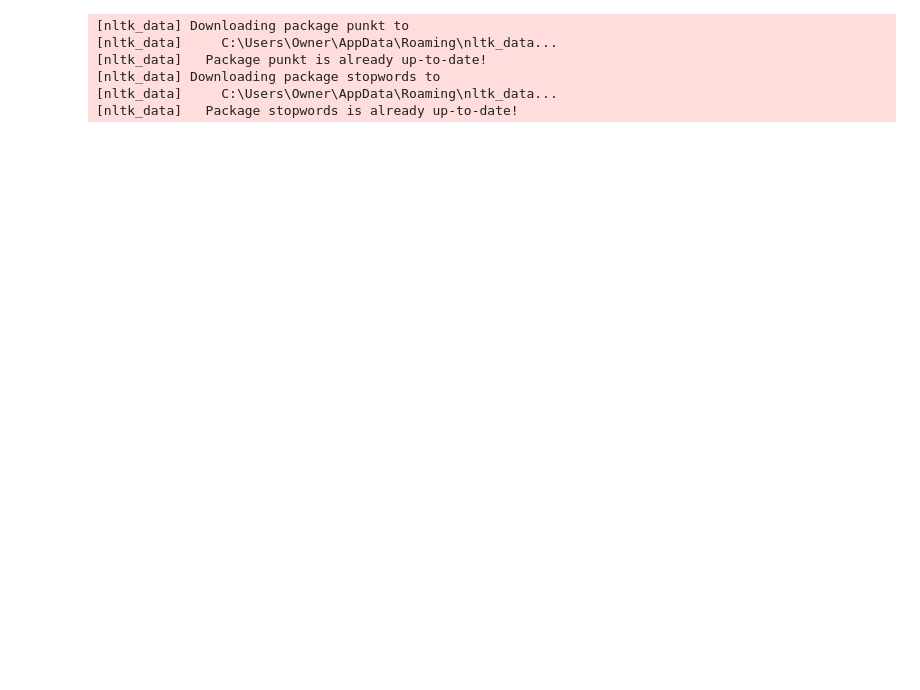
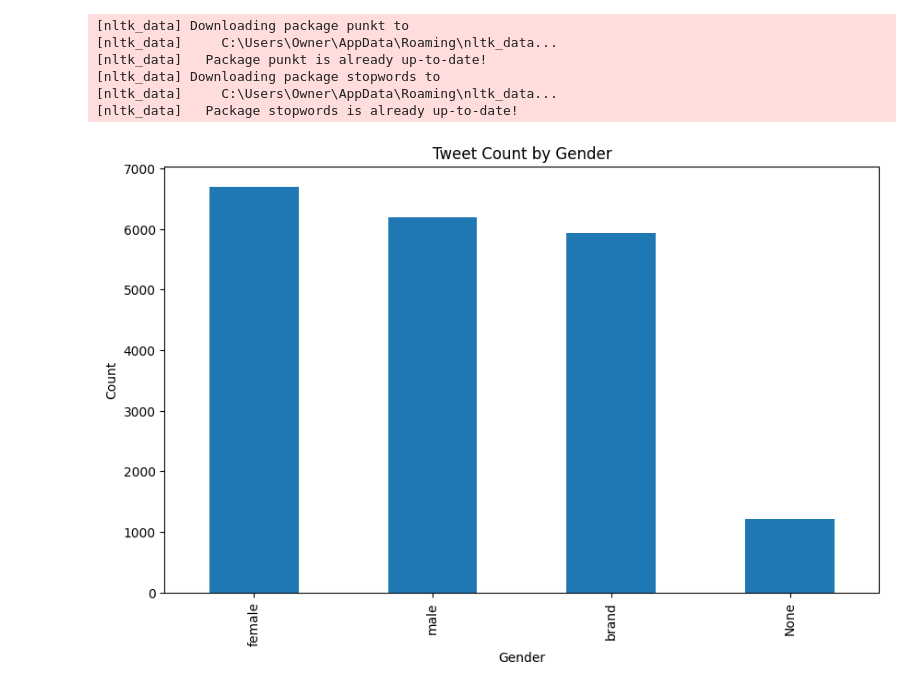
Before and after one commit to Amerb908/Social-Media-Trend-Analysis-System, a Jupyter notebook: SocialMediaTrendAnalysisSystem.ipynb, the cells around one changed output. Cells and saved outputs as stored; diff of their text form; code cells hidden in the pictures; blank space fills up the shorter version.

Commit message:
created some plots, two new columns to be used for analysis

```diff
--- a/SocialMediaTrendAnalysisSystem.ipynb
+++ b/SocialMediaTrendAnalysisSystem.ipynb
@@ -92,3 +92,7 @@ data
 # Filling columns containing null values with 'None'
 null_column = ['gender', 'description', 'tweet_location']
 data[null_column] = data[null_column].fillna('None')
+
+# Discoverd that the gender column contains 'unknown' so replacing with 'None' as it seems to be equivalent to being undecided/None set
+# Replacing 'unknown' with 'None' in the 'gender' column
+data['gender'].replace('unknown', 'None', inplace=True)
@@ -160,3 +172,15 @@ data['preprocessed_text'] = data['text'].apply(preprocess_text)
 [nltk_data] Downloading package stopwords to
 [nltk_data]     C:\Users\Owner\AppData\Roaming\nltk_data...
 [nltk_data]   Package stopwords is already up-to-date!
+# %%
+import matplotlib.pyplot as plt
+
+# Plotting tweet count by gender
+plt.figure(figsize=(10, 6))
+data['gender'].value_counts().plot(kind='bar')
+plt.title('Tweet Count by Gender')
+plt.xlabel('Gender')
+plt.ylabel('Count')
+plt.show()
+# %% [output]
+[figure, added]
```
Also changed, not shown: parts of 4 cells of this notebook.
